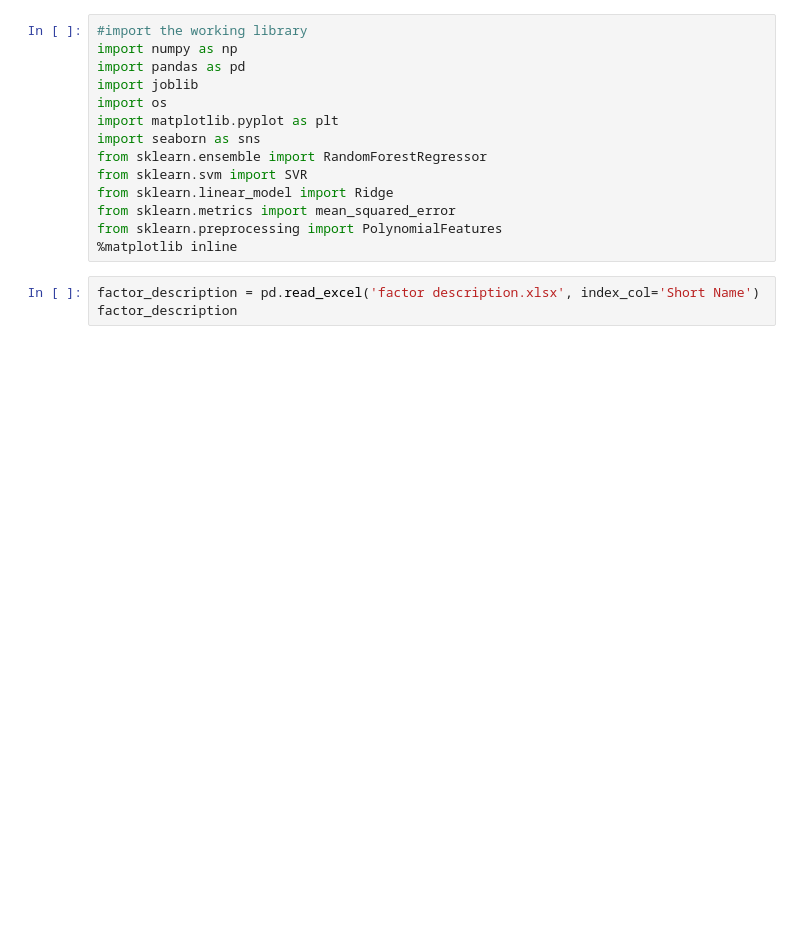
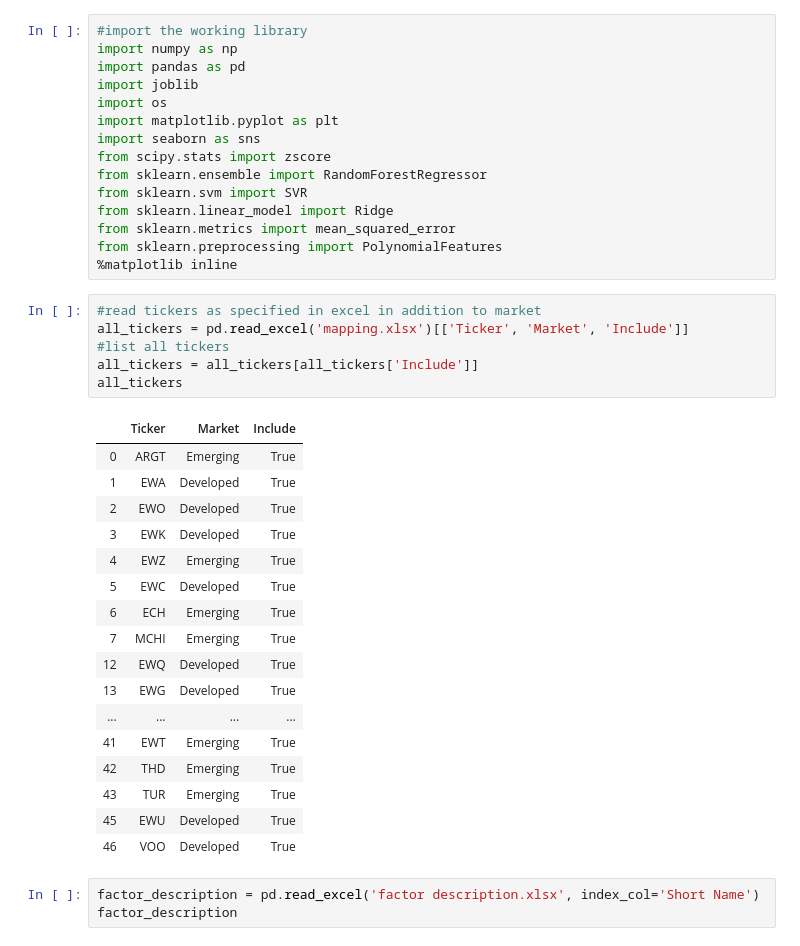
Before and after one commit to xlinGithub/Quantitative-Country-ETF-Trading-Strategy, a Jupyter notebook: modeling.ipynb, the cells around one changed output. Saved outputs shown, nothing was run; the diff lists cells and outputs as text; blank space fills up the shorter version.

Commit message:
developed backtest_inputs

```diff
--- a/modeling.ipynb
+++ b/modeling.ipynb
@@ -6,12 +6,37 @@ import joblib
 import os
 import matplotlib.pyplot as plt
 import seaborn as sns
+from scipy.stats import zscore
 from sklearn.ensemble import RandomForestRegressor
 from sklearn.svm import SVR
 from sklearn.linear_model import Ridge
 from sklearn.metrics import mean_squared_error
 from sklearn.preprocessing import PolynomialFeatures
 %matplotlib inline
+# %%
+#read tickers as specified in excel in addition to market
+all_tickers = pd.read_excel('mapping.xlsx')[['Ticker', 'Market', 'Include']]
+#list all tickers
+all_tickers = all_tickers[all_tickers['Include']]
+all_tickers
+# %% [output]
+|  | Ticker | Market | Include |
+| 0 | ARGT | Emerging | True |
+| 1 | EWA | Developed | True |
+| 2 | EWO | Developed | True |
+| 3 | EWK | Developed | True |
+| 4 | EWZ | Emerging | True |
+| 5 | EWC | Developed | True |
+| 6 | ECH | Emerging | True |
+| 7 | MCHI | Emerging | True |
+| 12 | EWQ | Developed | True |
+| 13 | EWG | Developed | True |
+| ... | ... | ... | ... |
+| 41 | EWT | Emerging | True |
+| 42 | THD | Emerging | True |
+| 43 | TUR | Emerging | True |
+| 45 | EWU | Developed | True |
+| 46 | VOO | Developed | True |
 # %%
 factor_description = pd.read_excel('factor description.xlsx', index_col='Short Name')
 factor_description
```
Also changed, not shown: parts of 13 cells of this notebook, 3 other files.
